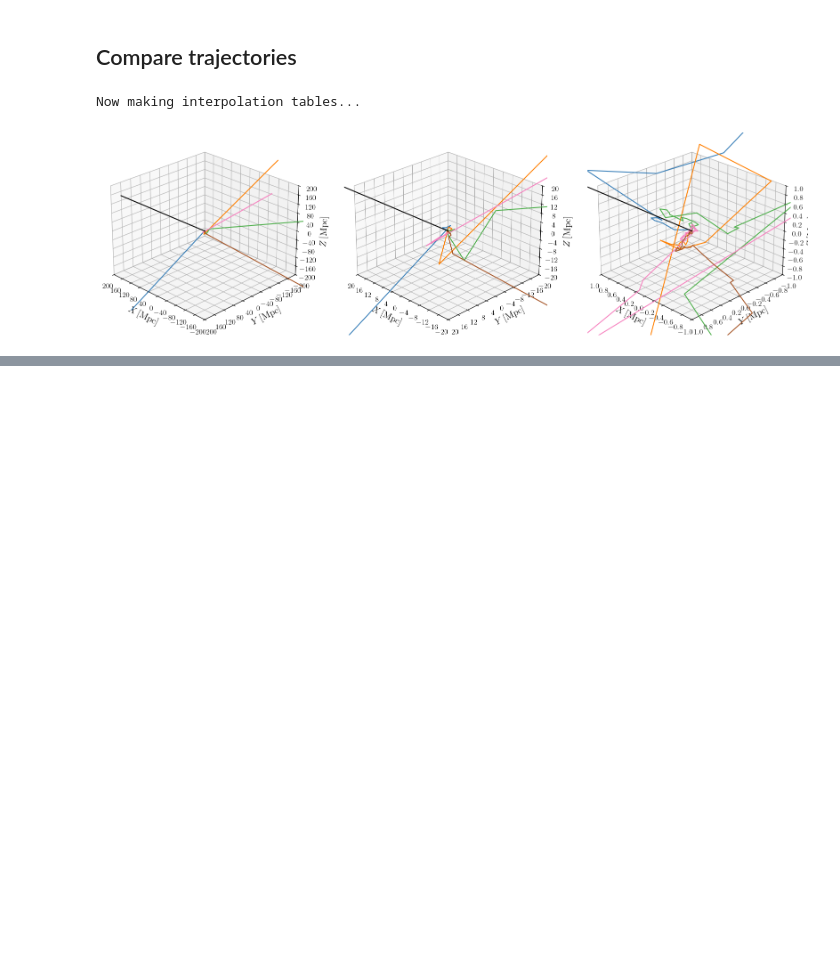
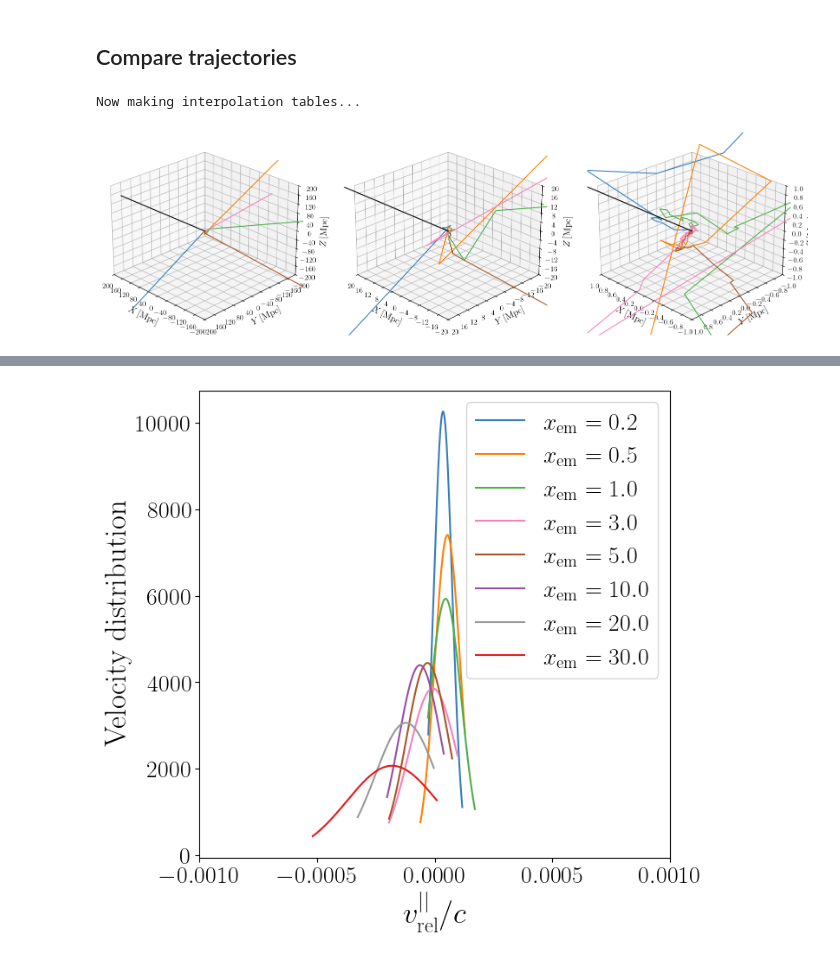
Before and after one commit to jordanflitter/SPaRTA, a Jupyter notebook: Tutorial.ipynb, the cells around one changed output, grey strips where cells are left out. Cells and saved outputs as stored; diff of their text form; code cells hidden in the pictures; blank space fills up the shorter version.

```diff
--- a/Tutorial.ipynb
+++ b/Tutorial.ipynb
@@ -705,38 +85,0 @@ python(86336) MallocStackLogging: can't turn off malloc stack logging because it
-# %%
-import mpmath
-
-def new_window_function(kR,alpha,beta):
-    if kR == 0.:
-        return 1.
-    else:
-        return mpmath.hyper([(2.+alpha)/2.,(3.+alpha)/2.],[5./2.,(2.+alpha+beta)/2.,(3.+alpha+beta)/2.],-0.25* kR**2)
-
-def old_window_function(kR):
-    # Second order taylor expansion around kR_outer==0
-    if (kR < 1e-4):
-        return 1. - kR * kR / 10
-    return 3.0 / (pow(kR, 3)) * (np.sin(kR) - np.cos(kR) * kR)
-
-x_em = 0.5
-
-mu = mu_fit(x_em)
-eta = eta_fit(x_em)
-
-alpha = (1./eta-1.)/(1./mu-1.)**2
-beta = (1./eta-1.)/(1./mu-1.)
-
-fig, ax = plt.subplots(1, 1, figsize=(12,5))
-kR_array = np.linspace(0,30,200)
-W0_array = np.array([old_window_function(kR) for kR in kR_array])
-W1_array = np.array([new_window_function(kR,alpha,beta) for kR in kR_array])
-
-ax.plot(kR_array,W0_array,label='Straight-line')
-ax.plot(kR_array,W1_array,label='Multiple scattering')
-ax.xaxis.set_tick_params(labelsize=20)
-ax.yaxis.set_tick_params(labelsize=20)
-ax.set_xlim([np.min(kR_array),np.max(kR_array)])
-ax.set_ylim([1.1*np.min(W0_array[1:]),1.1*np.max(W0_array[1:])])
-ax.set_ylabel('$M(kR)$',fontsize=25)
-ax.set_xlabel('$kR$',fontsize=25)
-ax.set_title("$x_\\mathrm{em}=" + f"{x_em}$ " + f"($\\alpha={alpha:.02f}$, $\\beta={beta:.02f}$)",fontsize=25)
-ax.legend(fontsize=18);
@@ -744,0 +118,9 @@ ax.legend(fontsize=18);
+# %%
+sim_data_velocity = sparta.SIM_DATA(all_photons_data_ms,quantity="velocity")
+x_em_list = [0.2,0.5,1.,3.,5.,10.,20.,30.]
+fig, ax = plt.subplots(1, 1, figsize=(7,7))
+for x_em in x_em_list:
+    fig, ax = sim_data_velocity.plot_fit(x_em=x_em, ax=ax, label="$x_\\mathrm{em}="+f"{x_em:.1f}$")
+ax.set_xlim([-1e-3,1e-3]);
+# %% [output]
+[figure, added]
```
Also changed, not shown: parts of 67 cells of this notebook, 7 other files.
